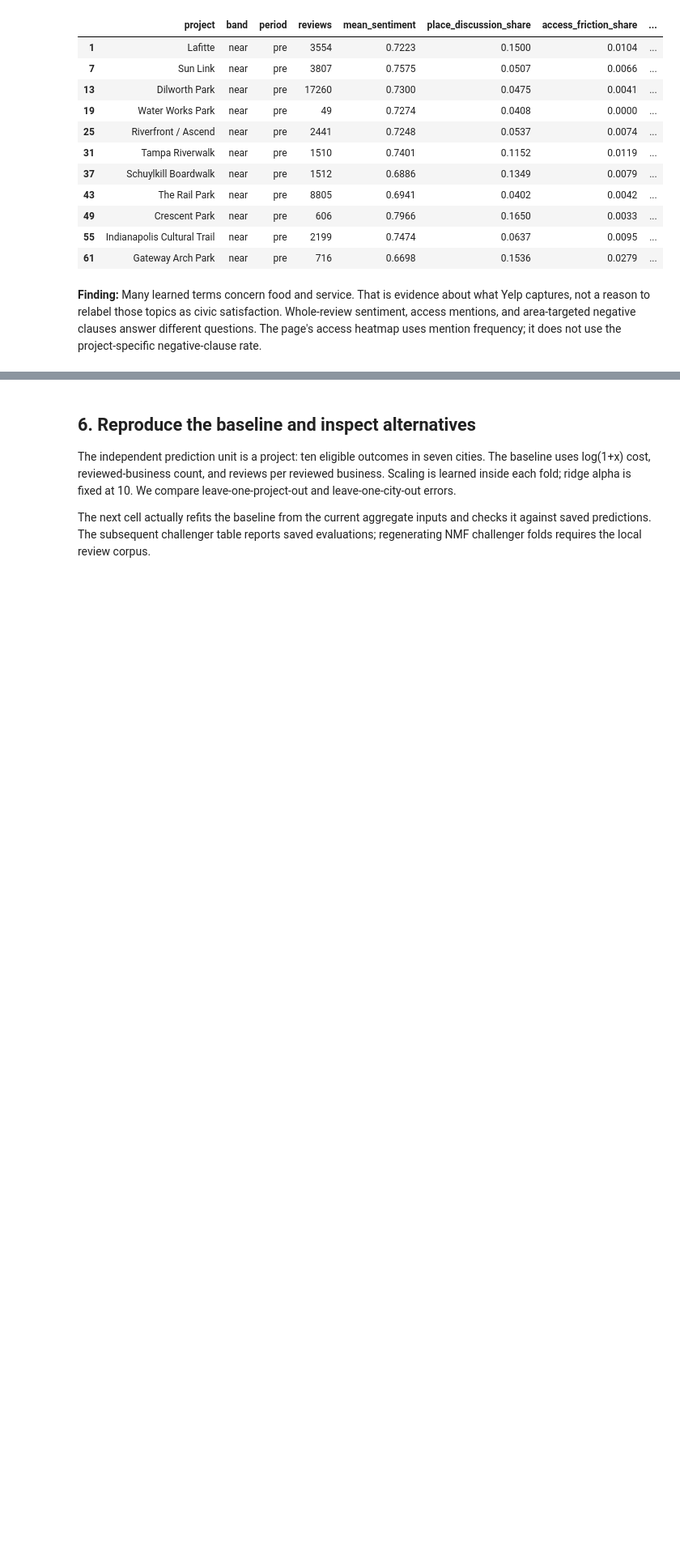
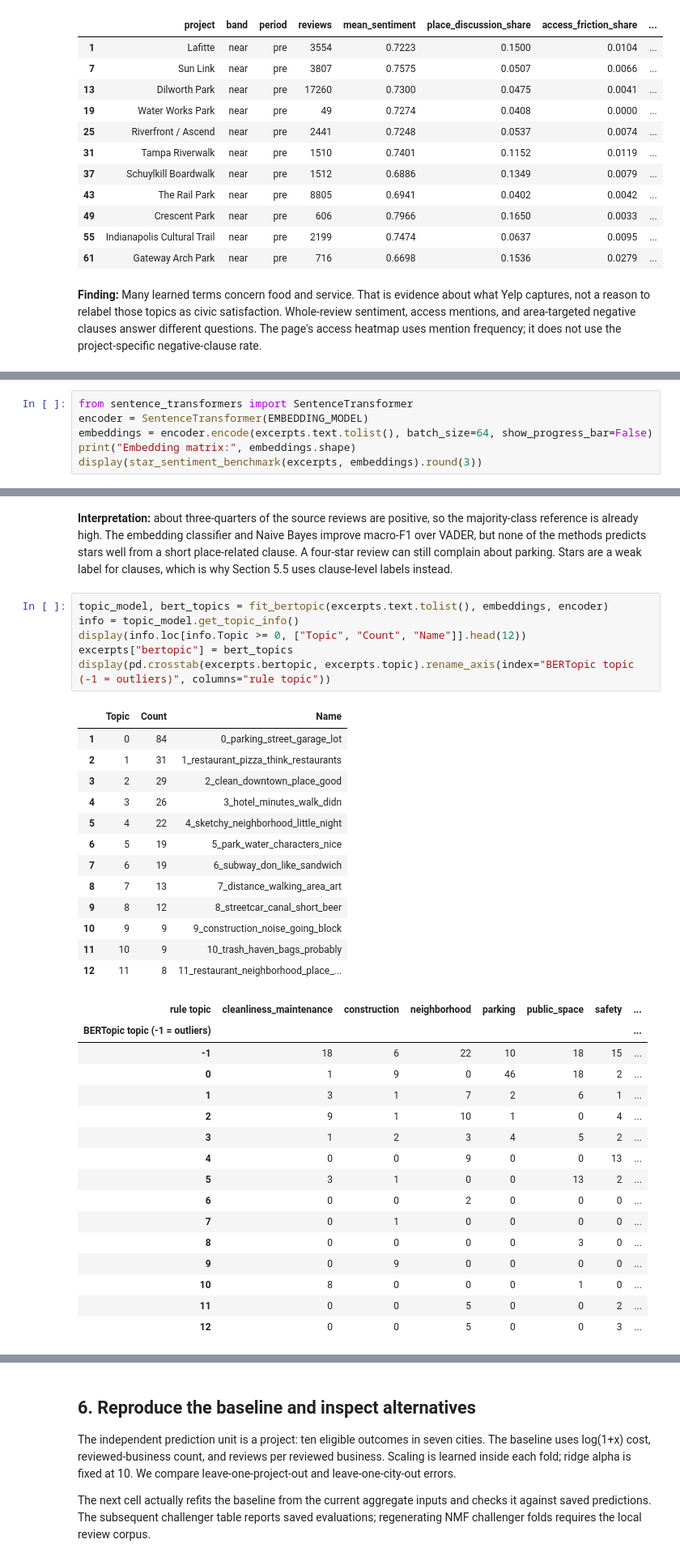
Before and after one commit to intreaction/neighborhood-sentiment-map, a Jupyter notebook: output/jupyter-notebook/Project_Research_Walkthrough.ipynb, the cells around one changed output, grey strips where cells are left out. Shown at 81% size. Drawn from its saved outputs; the diff is of its cells as text; blank space fills up the shorter version.

```diff
--- a/output/jupyter-notebook/Project_Research_Walkthrough.ipynb
+++ b/output/jupyter-notebook/Project_Research_Walkthrough.ipynb
@@ -280,0 +378,6 @@ Independently human-reviewed labels: 0
+# %%
+from sentence_transformers import SentenceTransformer
+encoder = SentenceTransformer(EMBEDDING_MODEL)
+embeddings = encoder.encode(excerpts.text.tolist(), batch_size=64, show_progress_bar=False)
+print("Embedding matrix:", embeddings.shape)
+display(star_sentiment_benchmark(excerpts, embeddings).round(3))
@@ -280,0 +392,38 @@ Independently human-reviewed labels: 0
+# %% [markdown]
+**Interpretation:** about three-quarters of the source reviews are positive, so the majority-class reference is already high. The embedding classifier and Naive Bayes improve macro-F1 over VADER, but none of the methods predicts stars well from a short place-related clause. A four-star review can still complain about parking. Stars are a weak label for clauses, which is why Section 5.5 uses clause-level labels instead.
+# %%
+topic_model, bert_topics = fit_bertopic(excerpts.text.tolist(), embeddings, encoder)
+info = topic_model.get_topic_info()
+display(info.loc[info.Topic >= 0, ["Topic", "Count", "Name"]].head(12))
+excerpts["bertopic"] = bert_topics
+display(pd.crosstab(excerpts.bertopic, excerpts.topic).rename_axis(index="BERTopic topic (-1 = outliers)", columns="rule topic"))
+# %% [output]
+|  | Topic | Count | Name |
+| 1 | 0 | 84 | 0_parking_street_garage_lot |
+| 2 | 1 | 31 | 1_restaurant_pizza_think_restaurants |
+| 3 | 2 | 29 | 2_clean_downtown_place_good |
+| 4 | 3 | 26 | 3_hotel_minutes_walk_didn |
+| 5 | 4 | 22 | 4_sketchy_neighborhood_little_night |
+| 6 | 5 | 19 | 5_park_water_characters_nice |
+| 7 | 6 | 19 | 6_subway_don_like_sandwich |
+| 8 | 7 | 13 | 7_distance_walking_area_art |
+| 9 | 8 | 12 | 8_streetcar_canal_short_beer |
+| 10 | 9 | 9 | 9_construction_noise_going_block |
+| 11 | 10 | 9 | 10_trash_haven_bags_probably |
+| 12 | 11 | 8 | 11_restaurant_neighborhood_place_... |
+| rule topic | cleanliness_maintenance | construction | neighborhood | parking | public_space | safety | ... |
+| BERTopic topic (-1 = outliers) |  |  |  |  |  |  | ... |
+| -1 | 18 | 6 | 22 | 10 | 18 | 15 | ... |
+| 0 | 1 | 9 | 0 | 46 | 18 | 2 | ... |
+| 1 | 3 | 1 | 7 | 2 | 6 | 1 | ... |
+| 2 | 9 | 1 | 10 | 1 | 0 | 4 | ... |
+| 3 | 1 | 2 | 3 | 4 | 5 | 2 | ... |
+| 4 | 0 | 0 | 9 | 0 | 0 | 13 | ... |
+| 5 | 3 | 1 | 0 | 0 | 13 | 2 | ... |
+| 6 | 0 | 0 | 2 | 0 | 0 | 0 | ... |
+| 7 | 0 | 1 | 0 | 0 | 0 | 0 | ... |
+| 8 | 0 | 0 | 0 | 0 | 3 | 0 | ... |
+| 9 | 0 | 9 | 0 | 0 | 0 | 0 | ... |
+| 10 | 8 | 0 | 0 | 0 | 1 | 0 | ... |
+| 11 | 0 | 0 | 5 | 0 | 0 | 2 | ... |
+| 12 | 0 | 0 | 5 | 0 | 0 | 3 | ... |
```
Also changed, not shown: parts of 16 cells of this notebook, 7 other files.
